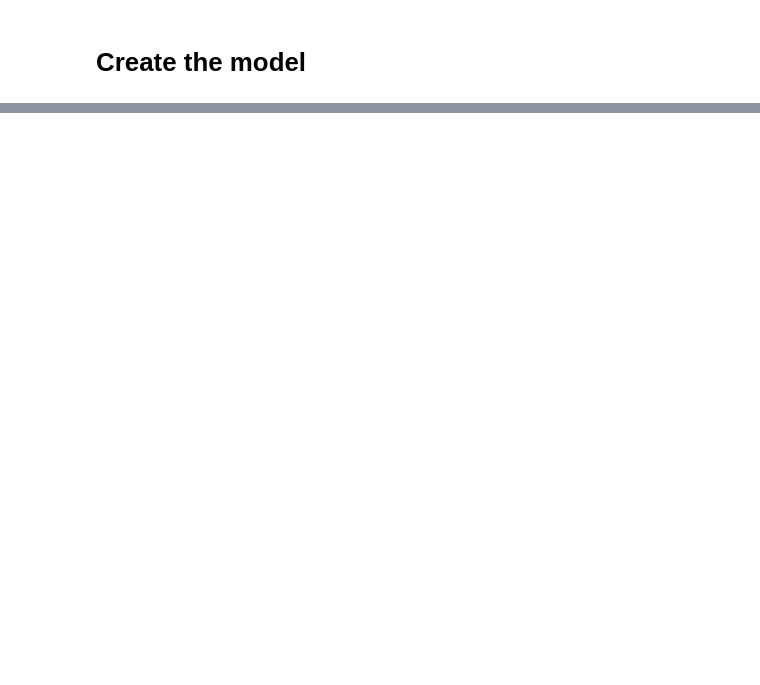
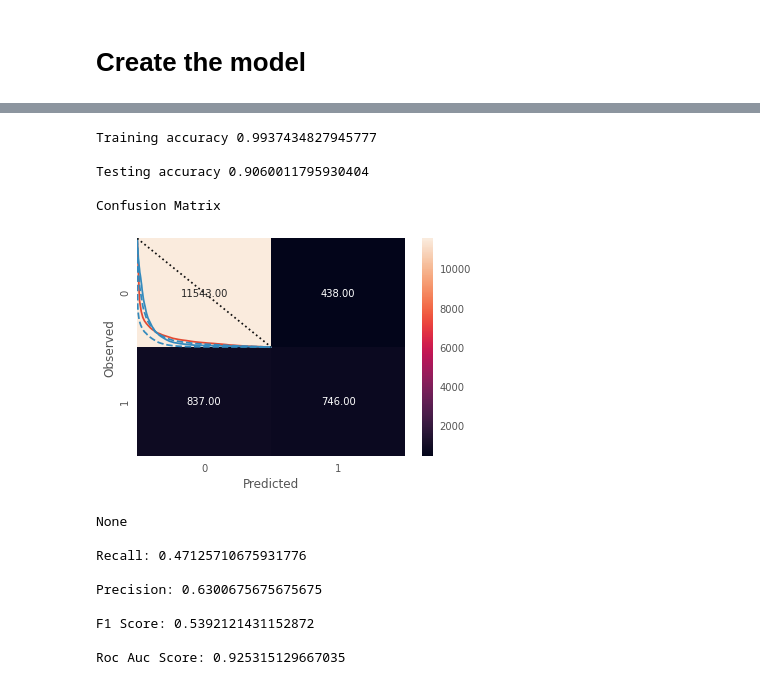
Before and after one commit to lauren-alexandra/subscription-prediction, a Jupyter notebook: Term_Deposit_Subscription_Prediction.ipynb, the cells around one changed output, grey strips where cells are left out. Drawn from its saved outputs; the diff is of its cells as text; code cells hidden in the pictures; blank space fills up the shorter version.

```diff
--- a/Term_Deposit_Subscription_Prediction.ipynb
+++ b/Term_Deposit_Subscription_Prediction.ipynb
@@ -265,0 +409,44 @@ the best algorithm and your reason behind it. (5 marks)
+# %%
+# Bagging Classifier
+
+from sklearn.ensemble import BaggingClassifier
+
+bgcl = BaggingClassifier(n_estimators=50, max_samples= .7, bootstrap=True, oob_score=True, random_state=22)
+bgcl = bgcl.fit(X_train, y_train)
+
+y_predict = bgcl.predict(X_test)
+
+roc = ROCAUC(BaggingClassifier(n_estimators=50, max_samples= .7, bootstrap=True, oob_score=True, random_state=22))
+roc.fit(X_train, y_train)
+roc.score(X_test, y_test)
+
+print("Training accuracy", bgcl.score(X_train, y_train))
+print()
+print("Testing accuracy", bgcl.score(X_test, y_test))
+print()
+print('Confusion Matrix')
+print(draw_cm(y_test,y_predict))
+print()
+print("Recall:",recall_score(y_test,y_predict))
+print()
+print("Precision:",precision_score(y_test,y_predict))
+print()
+print("F1 Score:",f1_score(y_test,y_predict))
+print()
+print("Roc Auc Score:", roc.score(X_test, y_test))
+# %% [output]
+Training accuracy 0.9937434827945777
+
+Testing accuracy 0.9060011795930404
+
+Confusion Matrix
+[figure, added]
+None
+
+Recall: 0.47125710675931776
+
+Precision: 0.6300675675675675
+
+F1 Score: 0.5392121431152872
+
+Roc Auc Score: 0.925315129667035
```
Also changed, not shown: parts of 16 cells of this notebook.
